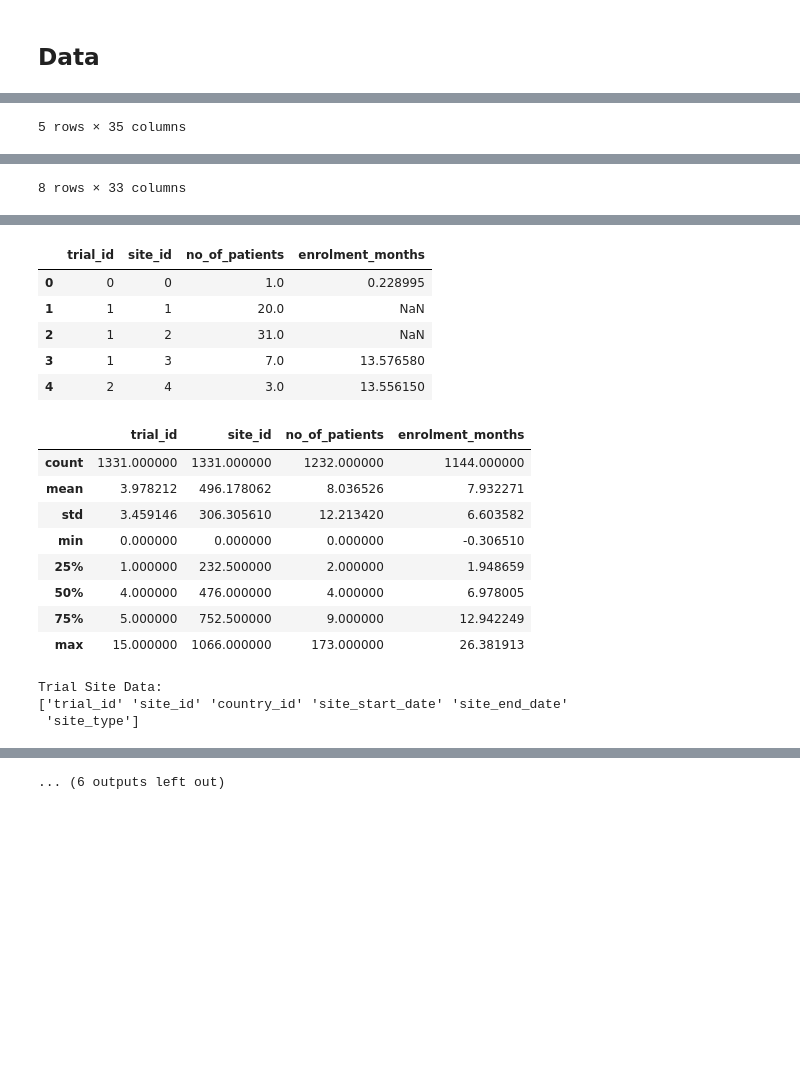
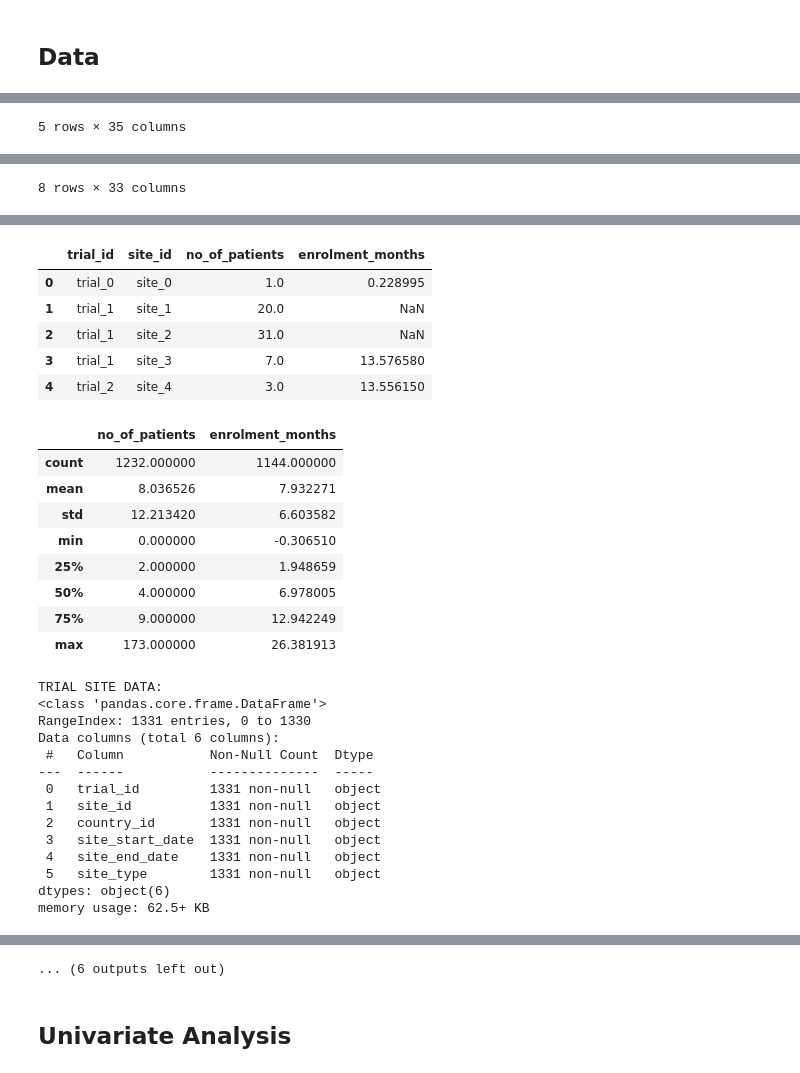
Before and after one commit to vladd-i/trial_site_optimizer, a Jupyter notebook: notebooks/exploratory_data_analysis.ipynb, the cells around one changed output, grey strips where cells are left out. Cells and saved outputs as stored; diff of their text form; code cells hidden in the pictures; blank space fills up the shorter version.

```diff
--- a/notebooks/exploratory_data_analysis.ipynb
+++ b/notebooks/exploratory_data_analysis.ipynb
@@ -11,33 +24,29 @@ from src.data.data_loader import load_country_data, load_target_data, load_trial
 # %% [markdown]
 ## Data
 # %%
-# Load the data
-df_country = load_country_data()
-df_target = load_target_data()
-df_trial_site = load_trial_site_data()
-df_trial = load_trial_data()
+# Load the data.
+df_country = load_country_data(clean=False)
+df_target = load_target_data(clean=False)
+df_trial_site = load_trial_site_data(clean=False)
+df_trial = load_trial_data(clean=False)
 
-print("Country Data:")
-print(df_country.columns.values)
-display(df_country.dtypes)
+print("COUNTRY DATA:")
+display(df_country.info())
 display(df_country.head())
 display(df_country.describe())
 
-print("\nTarget Data:")
-print(df_target.columns.values)
-display(df_target.dtypes)
+print("\n\n\nTARGET DATA:")
+display(df_target.info())
 display(df_target.head())
 display(df_target.describe())
 
-print("\nTrial Site Data:")
-print(df_trial_site.columns.values)
-display(df_trial_site.dtypes)
+print("\n\n\nTRIAL SITE DATA:")
+display(df_trial_site.info())
 display(df_trial_site.head())
 display(df_trial_site.describe())
 
-print("\nTrial Data:")
-print(df_trial.columns.values)
-display(df_trial.dtypes)
+print("\n\n\nTRIAL DATA:")
+display(df_trial.info())
 display(df_trial.head())
 display(df_trial.describe())
 # %% [output]
@@ -102,18 +101,29 @@ dtype: object
 |  | trial_id | site_id | no_of_patients | enrolment_months |
-| 0 | 0 | 0 | 1.0 | 0.228995 |
-| 1 | 1 | 1 | 20.0 | NaN |
-| 2 | 1 | 2 | 31.0 | NaN |
-| 3 | 1 | 3 | 7.0 | 13.576580 |
-| 4 | 2 | 4 | 3.0 | 13.556150 |
+| 0 | trial_0 | site_0 | 1.0 | 0.228995 |
+| 1 | trial_1 | site_1 | 20.0 | NaN |
+| 2 | trial_1 | site_2 | 31.0 | NaN |
+| 3 | trial_1 | site_3 | 7.0 | 13.576580 |
+| 4 | trial_2 | site_4 | 3.0 | 13.556150 |
-|  | trial_id | site_id | no_of_patients | enrolment_months |
-| count | 1331.000000 | 1331.000000 | 1232.000000 | 1144.000000 |
-| mean | 3.978212 | 496.178062 | 8.036526 | 7.932271 |
-| std | 3.459146 | 306.305610 | 12.213420 | 6.603582 |
-| min | 0.000000 | 0.000000 | 0.000000 | -0.306510 |
-| 25% | 1.000000 | 232.500000 | 2.000000 | 1.948659 |
-| 50% | 4.000000 | 476.000000 | 4.000000 | 6.978005 |
-| 75% | 5.000000 | 752.500000 | 9.000000 | 12.942249 |
-| max | 15.000000 | 1066.000000 | 173.000000 | 26.381913 |
+|  | no_of_patients | enrolment_months |
+| count | 1232.000000 | 1144.000000 |
+| mean | 8.036526 | 7.932271 |
+| std | 12.213420 | 6.603582 |
+| min | 0.000000 | -0.306510 |
+| 25% | 2.000000 | 1.948659 |
+| 50% | 4.000000 | 6.978005 |
+| 75% | 9.000000 | 12.942249 |
+| max | 173.000000 | 26.381913 |
-Trial Site Data:
-['trial_id' 'site_id' 'country_id' 'site_start_date' 'site_end_date'
- 'site_type']
+TRIAL SITE DATA:
+<class 'pandas.core.frame.DataFrame'>
+RangeIndex: 1331 entries, 0 to 1330
+Data columns (total 6 columns):
+ #   Column           Non-Null Count  Dtype
+---  ------           --------------  -----
+ 0   trial_id         1331 non-null   object
+ 1   site_id          1331 non-null   object
+ 2   country_id       1331 non-null   object
+ 3   site_start_date  1331 non-null   object
+ 4   site_end_date    1331 non-null   object
+ 5   site_type        1331 non-null   object
+dtypes: object(6)
+memory usage: 62.5+ KB
@@ -127 +131,3 @@ dtype: object
 ... (6 outputs left out)
+# %% [markdown]
+## Univariate Analysis
```
Also changed, not shown: parts of 35 cells of this notebook.
